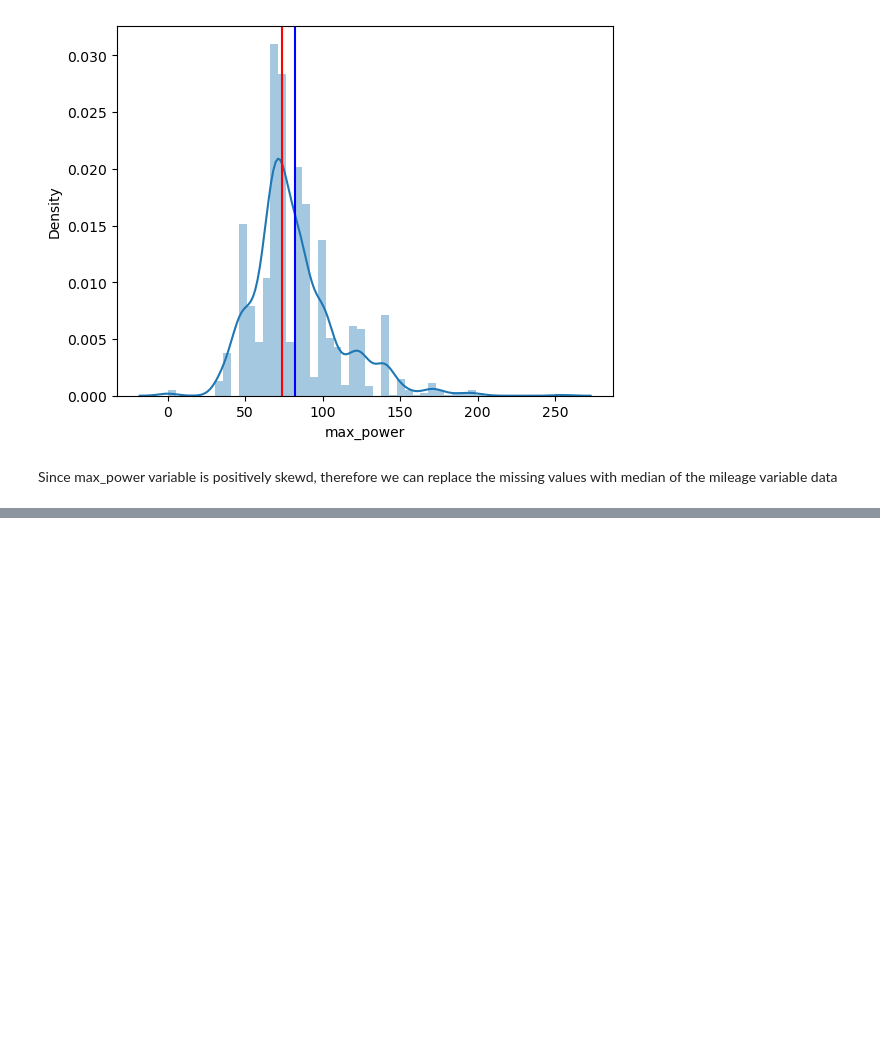
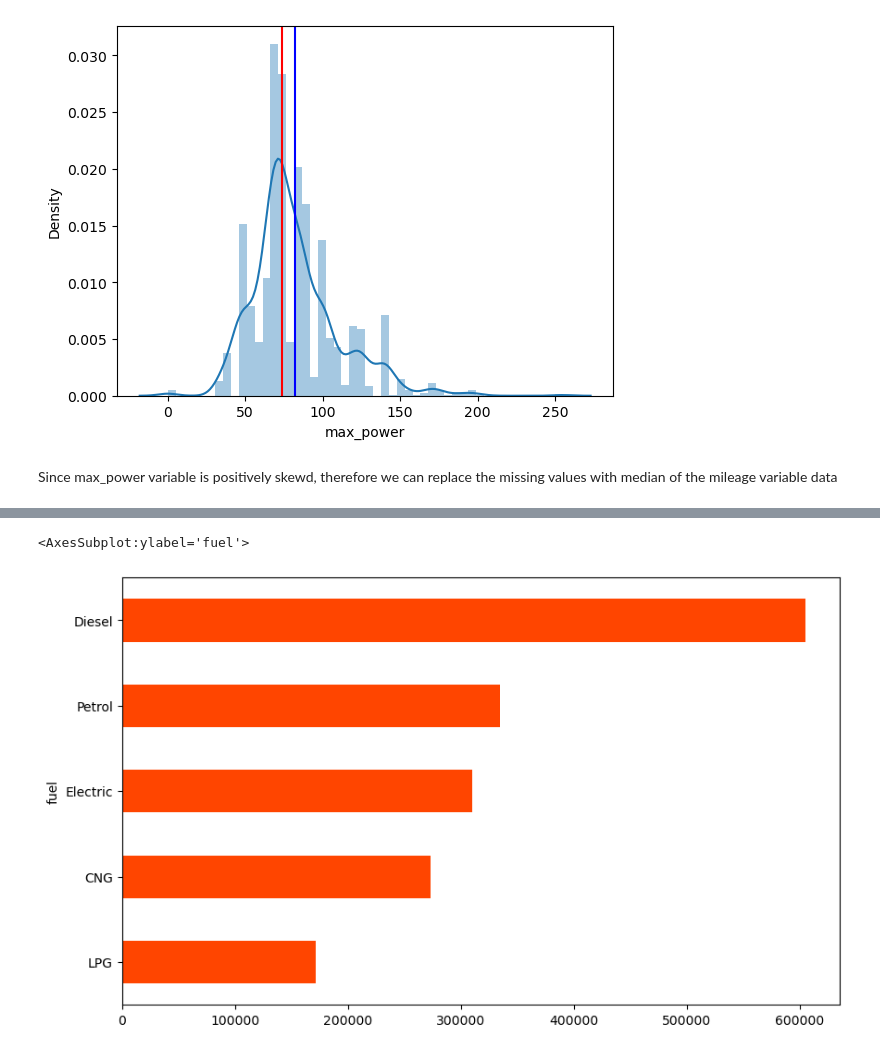
Before and after one commit to Varinder-KM/Car-Dekho_Car_selling_Price_prediction, a Jupyter notebook: Car Dekho (Car Selling Price Prediction).ipynb, the cells around one changed output, grey strips where cells are left out. Cells and saved outputs as stored; diff of their text form; code cells hidden in the pictures; blank space fills up the shorter version.

```diff
--- a/Car Dekho (Car Selling Price Prediction).ipynb
+++ b/Car Dekho (Car Selling Price Prediction).ipynb
@@ -350,0 +375,7 @@ for col in categorical_variables:
+# %%
+#fuel - selling_price
+fig, ax = plt.subplots(figsize=(10, 6))
+dataset.groupby('fuel')['selling_pice'].mean().sort_values().plot(kind='barh', color='orangered')
+# %% [output]
+<AxesSubplot:ylabel='fuel'>
+[figure, added]
```
Also changed, not shown: parts of 36 cells of this notebook.
